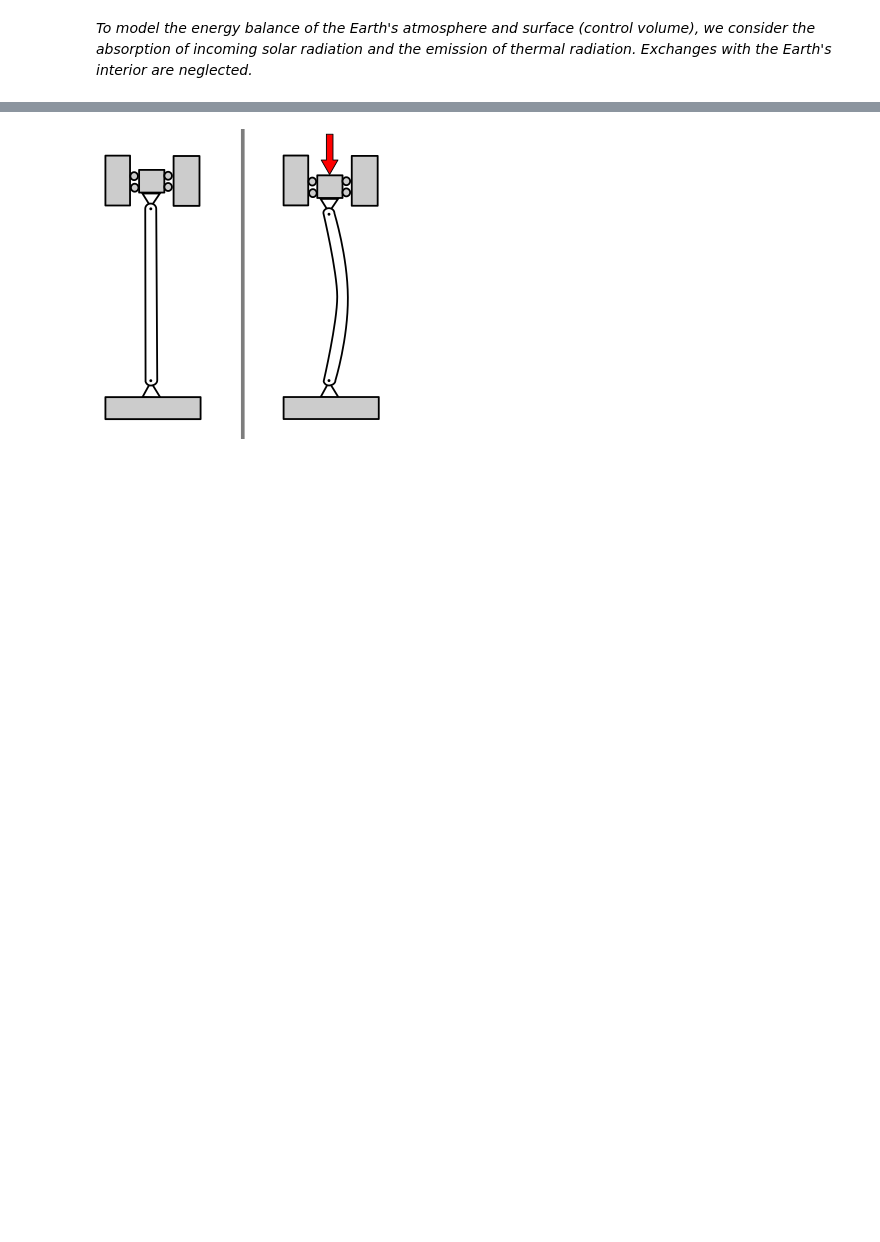
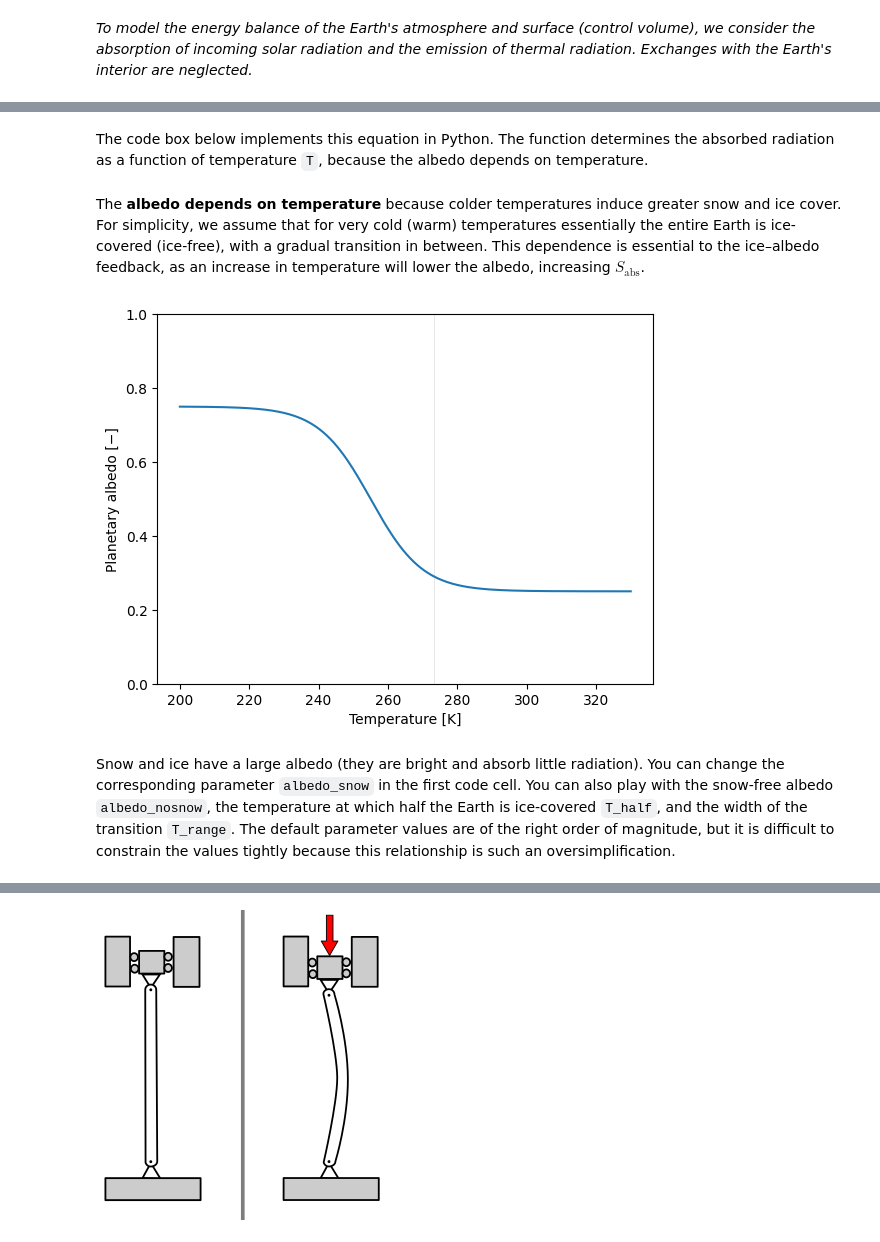
Before and after one commit to uafgeoteach/ESS601_IESS, a Jupyter notebook: notebooks/snowball.ipynb, the cells around one changed output, grey strips where cells are left out. Drawn from its saved outputs; the diff is of its cells as text; code cells hidden in the pictures; blank space fills up the shorter version.

```diff
--- a/notebooks/snowball.ipynb
+++ b/notebooks/snowball.ipynb
@@ -101,22 +75,0 @@ For relatively warm initial temperatures of $T \approx 270\,\mathrm{K}$, the mod
-# %%
-T0 = 235 # initial temperature, in K; default: 270
-
-# emissivity for simulation
-emiss_sim = 0.557 # 0.67 default; do not change for now
-
-# numerical solution; do not worry about the details
-t_eval = np.linspace(0, 1000 * year, num=1000)
-def _dTdt(t, T):
-    return net_radiation(T, emiss=emiss_sim) / C
-sol = solve_ivp(
-    _dTdt, [t_eval[0], t_eval[-1]], [T0], t_eval=t_eval, method='LSODA')
-T = sol.y[0,:]
-
-# plotting
-fig, ax = plt.subplots()
-ax.plot(t_eval, T)
-ax.set_ylabel('temperature $T$ [K]')
-ax.set_xlabel('time $t$ [years]')
-ticks = np.linspace(t_eval[0], t_eval[-1], num=6)
-ax.set_xticks(ticks)
-_ = ax.set_xticklabels((ticks/year).astype(int))
@@ -254,0 +91,2 @@ In everyday life, you can see it when you press down on a business card, a flyer
+# %% [markdown]
+The code box below implements this equation in Python. The function determines the absorbed radiation as a function of temperature `T`, because the albedo depends on temperature.
@@ -254,0 +100,23 @@ In everyday life, you can see it when you press down on a business card, a flyer
+# %% [markdown]
+The **albedo depends on temperature** because colder temperatures induce greater snow and ice cover. For simplicity, we assume that for very cold (warm) temperatures essentially the entire Earth is ice-covered (ice-free), with a gradual transition in between. This dependence is essential to the ice–albedo feedback, as an increase in temperature will lower the albedo, increasing $S_{\mathrm{abs}}$.
+# %%
+def albedo(T):
+    """
+    Calculate temperature-dependent albedo.
+    Returns albedo interpolating between ice-covered and ice-free Earth.
+    """
+    frac = 0.5 * (1 + np.tanh((T - T_half) / T_range))
+    return albedo_nosnow * frac + albedo_snow * (1 - frac)
+
+# Plot the albedo dependence on temperature
+T_grid = np.linspace(200, 330, num=261)
+fig, ax = plt.subplots()
+ax.axvline(T0, lw=0.5, c='#dddddd')
+ax.plot(T_grid, albedo(T_grid))
+ax.set_xlabel('Temperature [K]')
+ax.set_ylim((0, 1))
+_ = ax.set_ylabel('Planetary albedo [−]')
+# %% [output]
+[figure, added]
+# %% [markdown]
+Snow and ice have a large albedo (they are bright and absorb little radiation). You can change the corresponding parameter `albedo_snow` in the first code cell. You can also play with the snow-free albedo `albedo_nosnow`, the temperature at which half the Earth is ice-covered `T_half`, and the width of the transition `T_range`. The default parameter values are of the right order of magnitude, but it is difficult to constrain the values tightly because this relationship is such an oversimplification.
```
Also changed, not shown: parts of 45 cells of this notebook, 6 other files.
